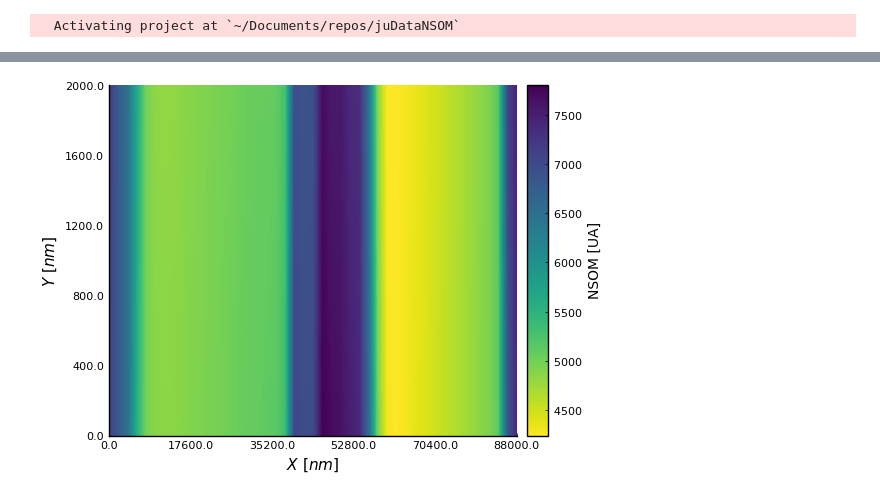
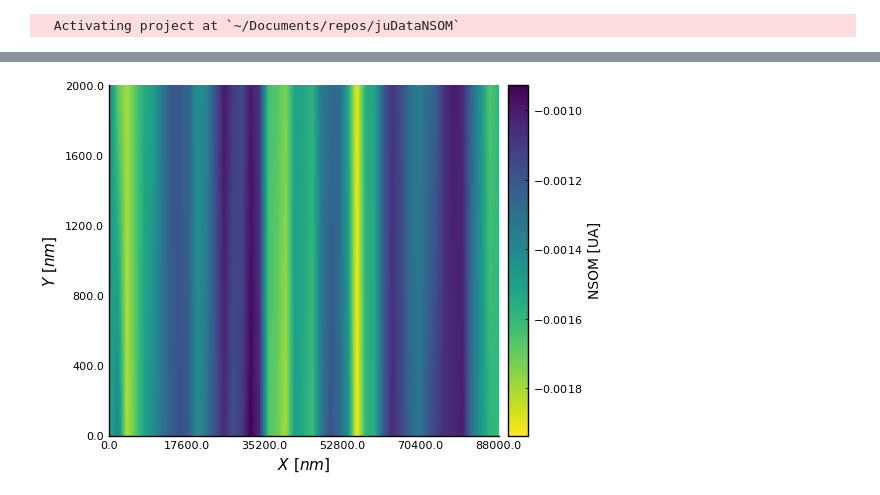
Before and after one commit to Gabmtzz/juDataNSOM, a Jupyter notebook: notebook/nsomdata.ipynb, the cells around one changed output, grey strips where cells are left out. Drawn from its saved outputs; the diff is of its cells as text; code cells hidden in the pictures.

```diff
--- a/notebook/nsomdata.ipynb
+++ b/notebook/nsomdata.ipynb
@@ -12,19 +10,18 @@ Plots.PyPlotBackend()
 # %%
 mo,dy = 10,14
 nEl = 5
-data,datAmp,_ = DataAnNSOM.read_FileData(mo,dy,2);
+data,datAmp,datFase = DataAnNSOM.read_FileData(mo,dy,2);
 # %%
 
-datIm = data[1,:,:]
+datIm = data[2,:,:]
 labelT = "NSOM [UA]"
 
 p1 = DataAnNSOM.plotImag(mo,dy,datIm, labelT,5)
 #p1 = hline!([1,1], c = :red, label=:none)
 p2 = DataAnNSOM.plotProfile(mo,dy,datIm, labelT,5,1);
 #plot(p1,p2, size=(1200,400) )
+p1
+# %% [output]
+[figure, added]
-# %%
-p1
-# %% [output]
-[figure, removed]
 # %%
 imArr = datIm
```
Also changed, not shown: parts of 5 cells of this notebook, 2 other files.
